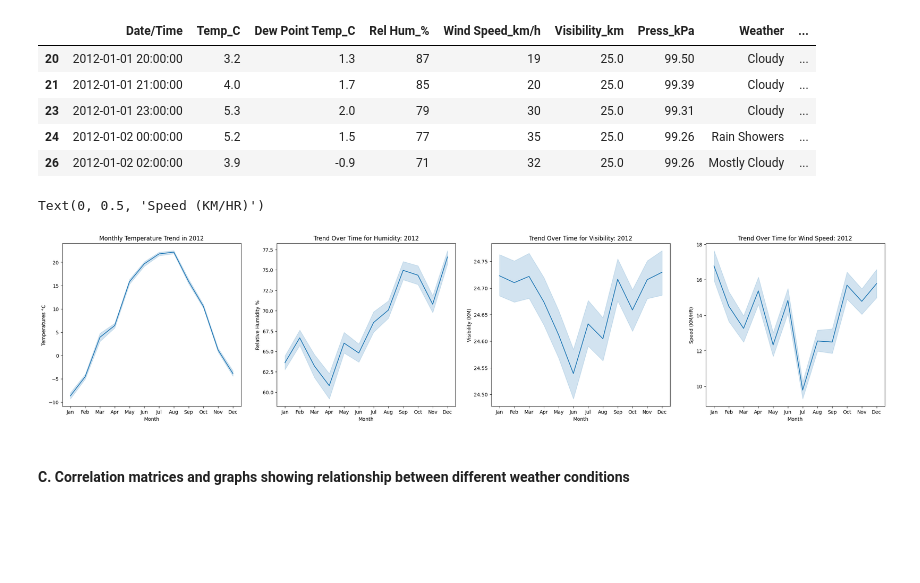
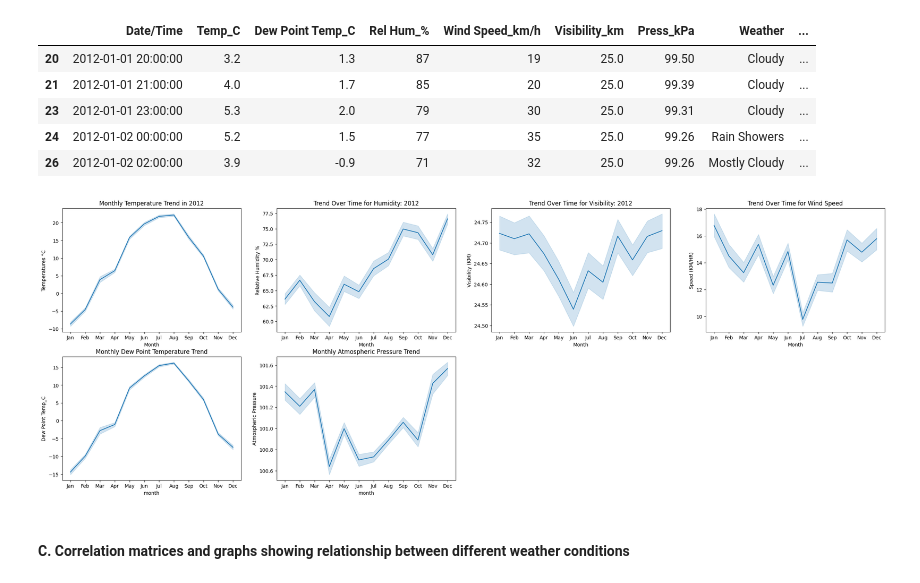
Before and after one commit to mut-rogers/lux_bootcamp, a Jupyter notebook: Week 2 Project/weather_week_2_assignment.ipynb, the cells around one changed output. Drawn from its saved outputs; the diff is of its cells as text; code cells hidden in the pictures; blank space fills up the shorter version.

Commit message:
visualizations

```diff
--- a/Week 2 Project/weather_week_2_assignment.ipynb
+++ b/Week 2 Project/weather_week_2_assignment.ipynb
@@ -273,34 +268,46 @@ cleaned_weather_df.head()
 | 24 | 2012-01-02 00:00:00 | 5.2 | 1.5 | 77 | 35 | 25.0 | 99.26 | Rain Showers | ... |
 | 26 | 2012-01-02 02:00:00 | 3.9 | -0.9 | 71 | 32 | 25.0 | 99.26 | Mostly Cloudy | ... |
 # %%
-fig, ax = plt.subplots(1, 4, figsize=(30, 6))
+fig, ax = plt.subplots(2, 4, figsize=(30, 10))
 
 # Trendline for Temperature
-sns.lineplot(data=cleaned_weather_df, x="month", y="Temp_C", ax=ax[0])
-ax[0].set_title("Monthly Temperature Trend in 2012")
-ax[0].set_xlabel("Month")
-ax[0].set_ylabel("Temperatures °C")
+sns.lineplot(data=cleaned_weather_df, x="month", y="Temp_C", ax=ax[0, 0])
+ax[0,0].set_title("Monthly Temperature Trend in 2012")
+ax[0,0].set_xlabel("Month")
+ax[0,0].set_ylabel("Temperatures °C")
 
 # Trendline for Relative Humidity
-sns.lineplot(data=cleaned_weather_df, x="month", y="Rel Hum_%", ax=ax[1])
-ax[1].set_xlabel("Month")
-ax[1].set_ylabel("Relative Humidity %")
-ax[1].set_title("Trend Over Time for Humidity: 2012")
+sns.lineplot(data=cleaned_weather_df, x="month", y="Rel Hum_%", ax=ax[0,1])
+ax[0,1].set_xlabel("Month")
+ax[0,1].set_ylabel("Relative Humidity %")
+ax[0,1].set_title("Trend Over Time for Humidity: 2012")
 
 # Trend line for visibility condition
-sns.lineplot(data=cleaned_weather_df, x="month", y="Visibility_km", ax=ax[2])
-ax[2].set_title("Trend Over Time for Visibility: 2012")
-ax[2].set_xlabel("Month")
-ax[2].set_ylabel("Visibility (KM)")
+sns.lineplot(data=cleaned_weather_df, x="month", y="Visibility_km", ax=ax[0,2])
+ax[0,2].set_title("Trend Over Time for Visibility: 2012")
+ax[0,2].set_xlabel("Month")
+ax[0,2].set_ylabel("Visibility (KM)")
 
 # Trend line for Wind Speed
-sns.lineplot(data=cleaned_weather_df, x="month", y="Wind Speed_km/h", ax=ax[3])
-ax[3].set_title("Trend Over Time for Wind Speed: 2012")
-ax[3].set_xlabel("Month")
-ax[3].set_ylabel("Speed (KM/HR)")
+sns.lineplot(data=cleaned_weather_df, x="month", y="Wind Speed_km/h", ax=ax[0,3])
+ax[0,3].set_title("Trend Over Time for Wind Speed")
+ax[0,3].set_xlabel("Month")
+ax[0,3].set_ylabel("Speed (KM/HR)")
+
+# Trendline for Dew point Temp
+sns.lineplot(data=cleaned_weather_df, x="month", y="Dew Point Temp_C", ax=ax[1,0])
+ax[1,0].set_title("Monthly Dew Point Temperature Trend")
+
+# Trend line for pressure_kPa
+sns.lineplot(data=cleaned_weather_df, x="month", y="Press_kPa", ax=ax[1,1])
+ax[1,1].set_title("Monthly Atmospheric Pressure Trend")
+ax[1,1].set_ylabel("Atmospheric Pressure")
+
+# Deleting unused subplots
+plt.delaxes(ax[1, 2])
+plt.delaxes(ax[1,3])
 # %% [output]
-Text(0, 0.5, 'Speed (KM/HR)')
-[figure, old version]
+[figure, new version]
 # %% [markdown]
 #### C. Correlation matrices and graphs showing relationship between different weather conditions
 # %%
```
Also changed, not shown: parts of 3 cells of this notebook.
